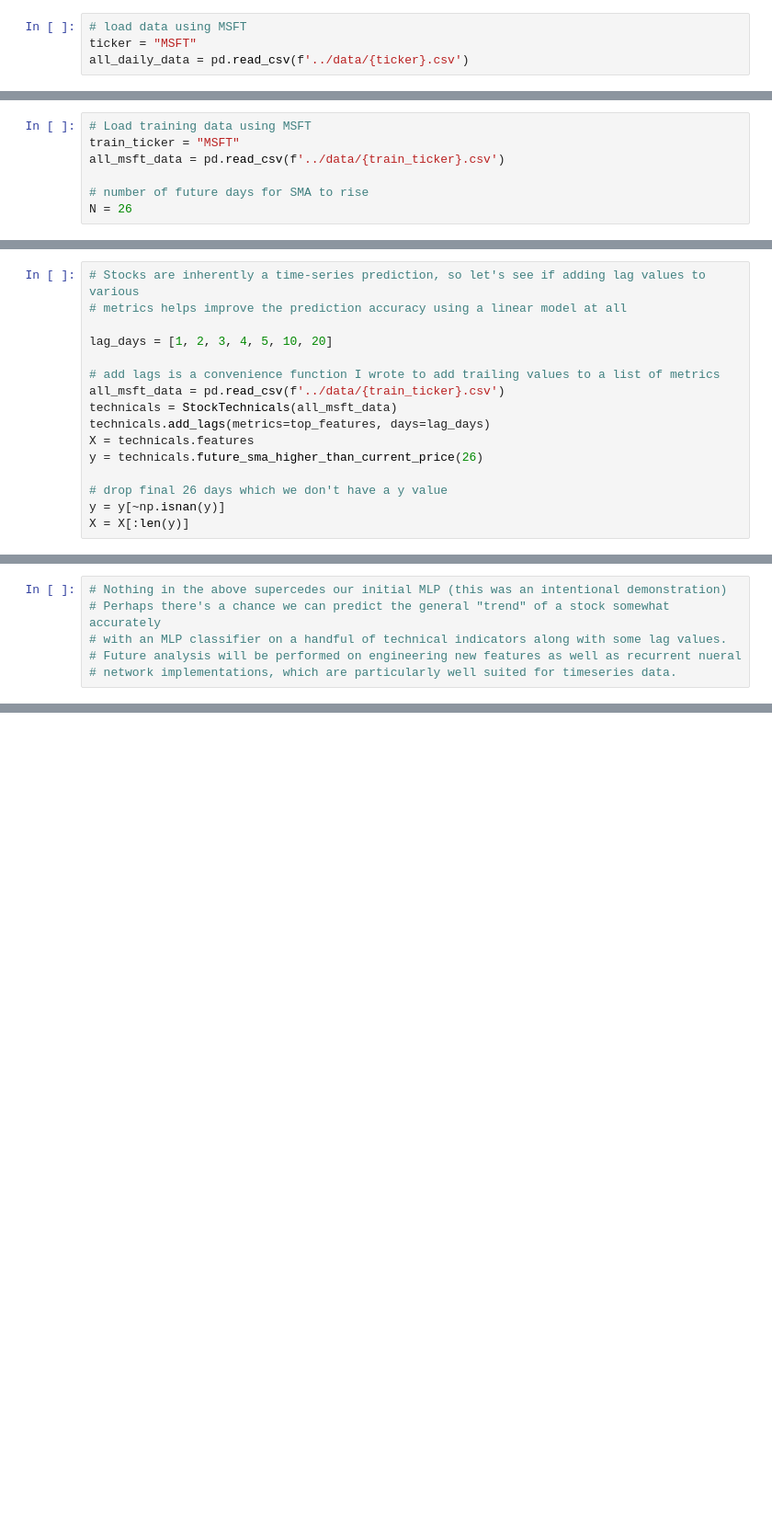
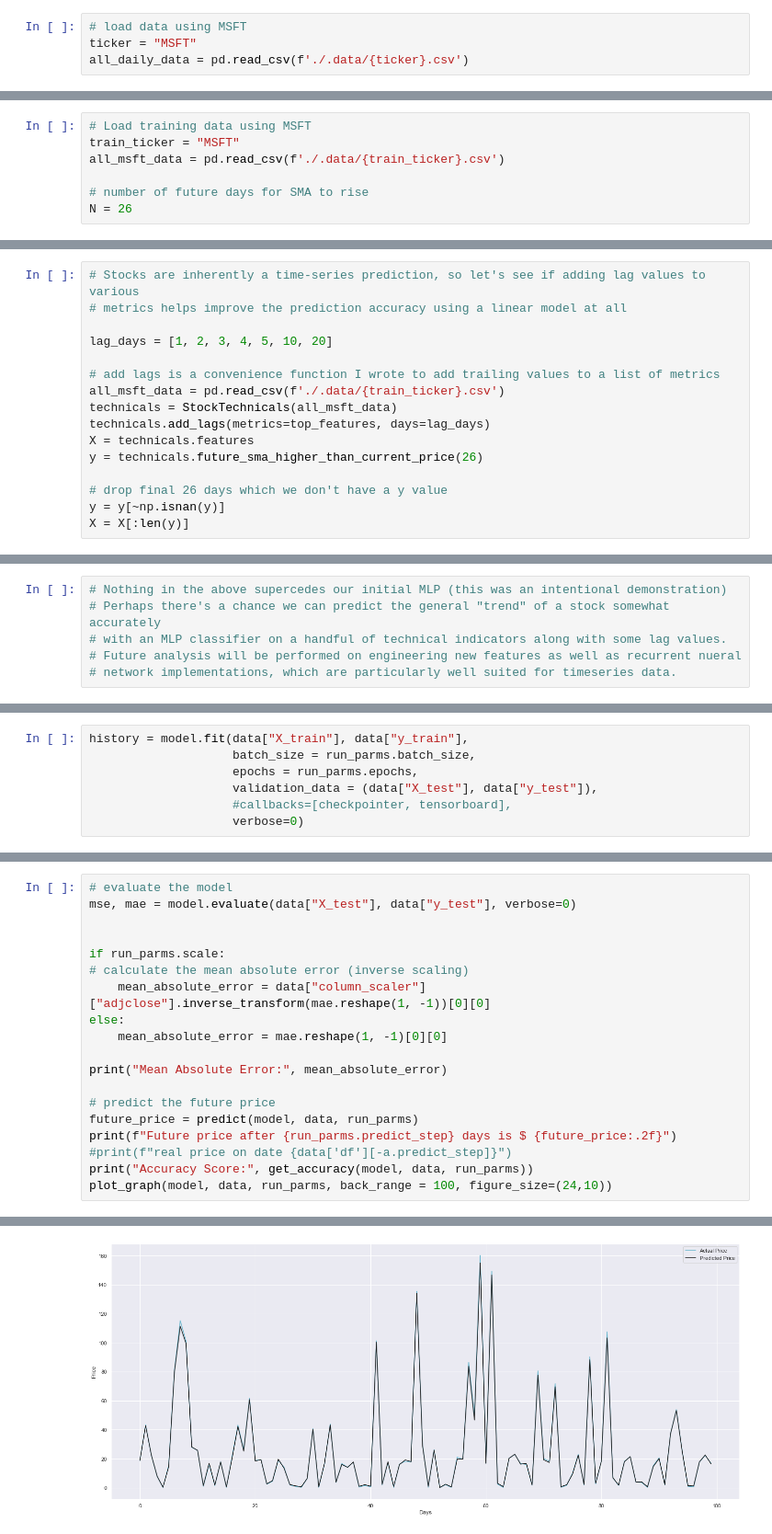
Before and after one commit to tedsmoore/njit-ml-project-spring-2020, a Jupyter notebook: notebooks/a-all.ipynb, the cells around one changed output, grey strips where cells are left out. Shown at 92% size. Saved outputs shown, nothing was run; the diff lists cells and outputs as text; blank space fills up the shorter version.

Commit message:
merge in TF section
fix the ./data vs ./.data path things

```diff
--- a/notebooks/a-all.ipynb
+++ b/notebooks/a-all.ipynb
@@ -813,7 +817,7 @@ from sklearn.ensemble import RandomForestClassifier
 # %%
 # load data using MSFT
 ticker = "MSFT"
-all_daily_data = pd.read_csv(f'../data/{ticker}.csv')
+all_daily_data = pd.read_csv(f'./.data/{ticker}.csv')
 # %%
 # set up our X and y
 
@@ -893,7 +941,7 @@ from src.features.build_features import StockTechnicals
 # %%
 # Load training data using MSFT
 train_ticker = "MSFT"
-all_msft_data = pd.read_csv(f'../data/{train_ticker}.csv')
+all_msft_data = pd.read_csv(f'./.data/{train_ticker}.csv')
 
 # number of future days for SMA to rise
 N = 26
@@ -997,7 +1085,7 @@ for k in ('poly', 'rbf', 'sigmoid', 'cosine', 'precomputed'):
 lag_days = [1, 2, 3, 4, 5, 10, 20]
 
 # add lags is a convenience function I wrote to add trailing values to a list of metrics
-all_msft_data = pd.read_csv(f'../data/{train_ticker}.csv')
+all_msft_data = pd.read_csv(f'./.data/{train_ticker}.csv')
 technicals = StockTechnicals(all_msft_data)
 technicals.add_lags(metrics=top_features, days=lag_days)
 X = technicals.features
@@ -1090,0 +1524,7 @@ for solver in ['adam', 'sgd']:
+# %%
+history = model.fit(data["X_train"], data["y_train"],
+                    batch_size = run_parms.batch_size,
+                    epochs = run_parms.epochs,
+                    validation_data = (data["X_test"], data["y_test"]),
+                    #callbacks=[checkpointer, tensorboard],
+                    verbose=0)
@@ -1090,0 +1545,20 @@ for solver in ['adam', 'sgd']:
+# %%
+# evaluate the model
+mse, mae = model.evaluate(data["X_test"], data["y_test"], verbose=0)
+
+
+if run_parms.scale:
+# calculate the mean absolute error (inverse scaling)
+    mean_absolute_error = data["column_scaler"]["adjclose"].inverse_transform(mae.reshape(1, -1))[0][0]
+else:
+    mean_absolute_error = mae.reshape(1, -1)[0][0]
+
+print("Mean Absolute Error:", mean_absolute_error)
+
+# predict the future price
+future_price = predict(model, data, run_parms)
+print(f"Future price after {run_parms.predict_step} days is $ {future_price:.2f}")
+#print(f"real price on date {data['df'][-a.predict_step]}")
+print("Accuracy Score:", get_accuracy(model, data, run_parms))
+plot_graph(model, data, run_parms, back_range = 100, figure_size=(24,10))
+# %% [output]
@@ -1090,0 +1568 @@ for solver in ['adam', 'sgd']:
+[figure, added]
```
Also changed, not shown: parts of 36 cells of this notebook.
